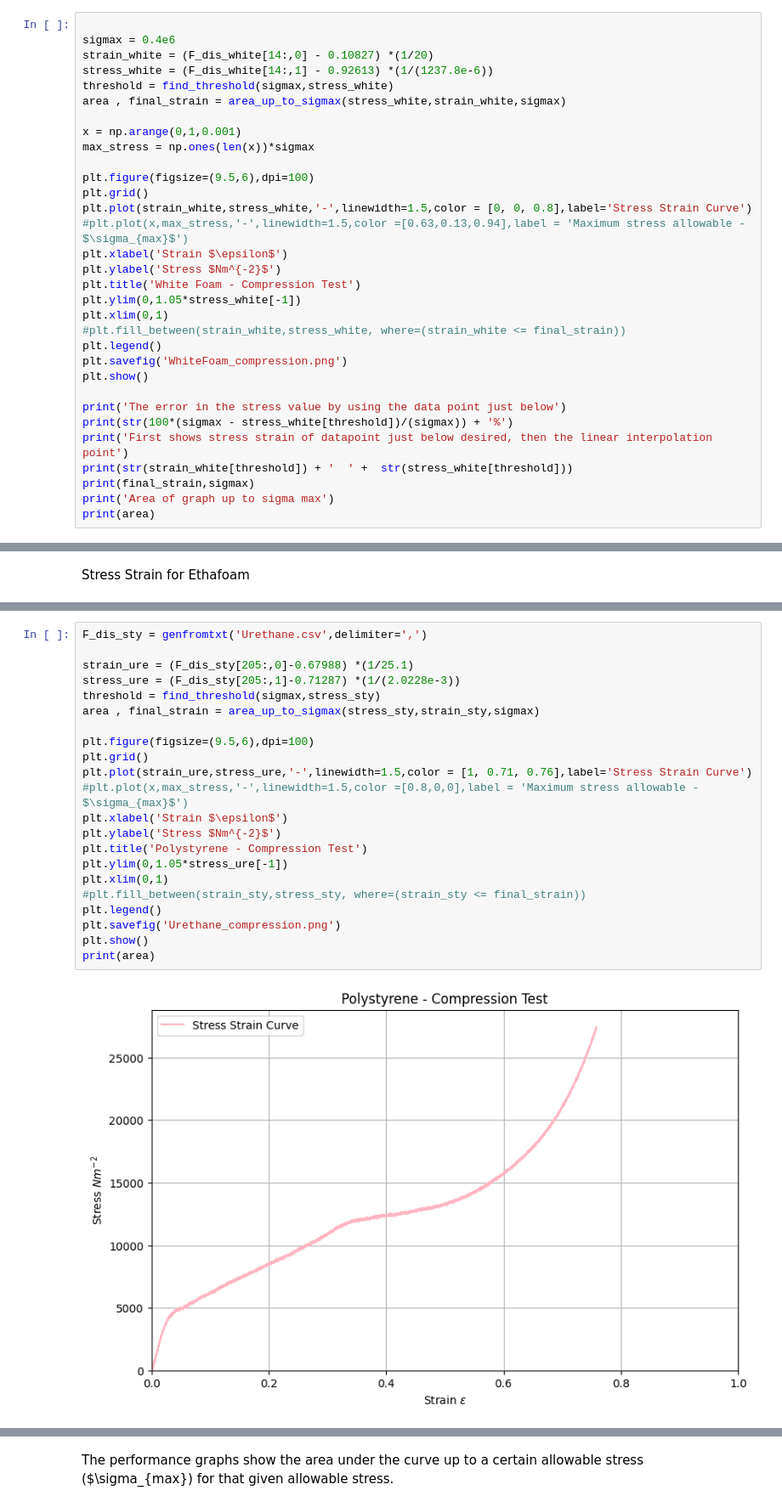
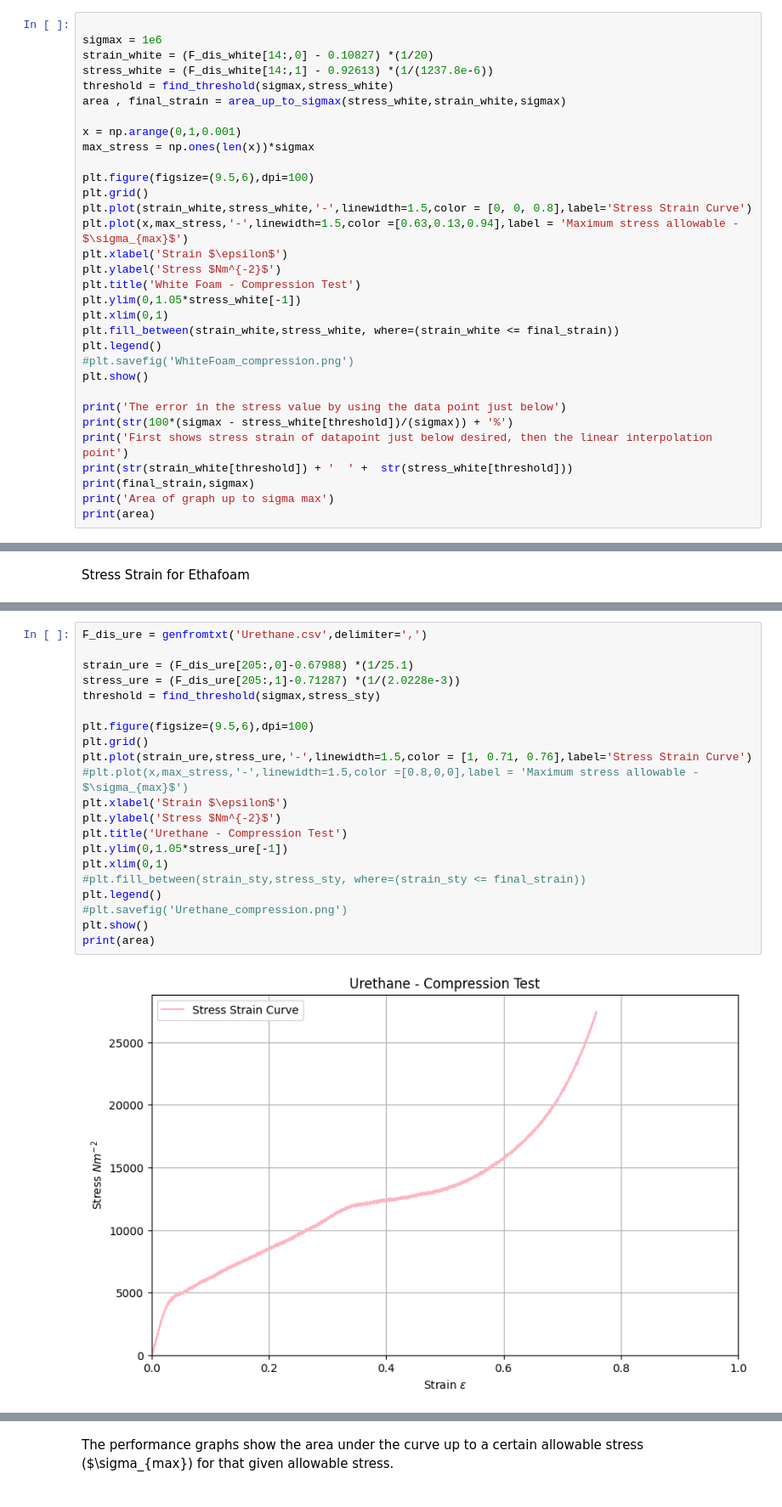
Before and after one commit to JRT03/PackingFoam_Project, a Jupyter notebook: Stress_strain_curves.ipynb, the cells around one changed output, grey strips where cells are left out. Shown: that part at 85% size. Drawn from its saved outputs; the diff is of its cells as text.

Commit message:
Fixed problem with urethane

```diff
--- a/Stress_strain_curves.ipynb
+++ b/Stress_strain_curves.ipynb
@@ -58,7 +58,7 @@ plt.xlim(0,20)
 The force and displacment data is converted into stress and strain data using the geometry of the material and compression head.
 # %%
 
-sigmax = 0.4e6
+sigmax = 1e6
 strain_white = (F_dis_white[14:,0] - 0.10827) *(1/20)
 stress_white = (F_dis_white[14:,1] - 0.92613) *(1/(1237.8e-6))
 threshold = find_threshold(sigmax,stress_white)
@@ -70,15 +70,15 @@ max_stress = np.ones(len(x))*sigmax
 plt.figure(figsize=(9.5,6),dpi=100)
 plt.grid()
 plt.plot(strain_white,stress_white,'-',linewidth=1.5,color = [0, 0, 0.8],label='Stress Strain Curve')
-#plt.plot(x,max_stress,'-',linewidth=1.5,color =[0.63,0.13,0.94],label = 'Maximum stress allowable - $\sigma_{max}$')
+plt.plot(x,max_stress,'-',linewidth=1.5,color =[0.63,0.13,0.94],label = 'Maximum stress allowable - $\sigma_{max}$')
 plt.xlabel('Strain $\epsilon$')
 plt.ylabel('Stress $Nm^{-2}$')
 plt.title('White Foam - Compression Test')
 plt.ylim(0,1.05*stress_white[-1])
 plt.xlim(0,1)
-#plt.fill_between(strain_white,stress_white, where=(strain_white <= final_strain))
+plt.fill_between(strain_white,stress_white, where=(strain_white <= final_strain))
 plt.legend()
-plt.savefig('WhiteFoam_compression.png')
+#plt.savefig('WhiteFoam_compression.png')
 plt.show()
 
 print('The error in the stress value by using the data point just below')
@@ -152,24 +152,23 @@ print(area)
 # %%
-F_dis_sty = genfromtxt('Urethane.csv',delimiter=',')
+F_dis_ure = genfromtxt('Urethane.csv',delimiter=',')
 
-strain_ure = (F_dis_sty[205:,0]-0.67988) *(1/25.1)
-stress_ure = (F_dis_sty[205:,1]-0.71287) *(1/(2.0228e-3))
+strain_ure = (F_dis_ure[205:,0]-0.67988) *(1/25.1)
+stress_ure = (F_dis_ure[205:,1]-0.71287) *(1/(2.0228e-3))
 threshold = find_threshold(sigmax,stress_sty)
-area , final_strain = area_up_to_sigmax(stress_sty,strain_sty,sigmax)
 
 plt.figure(figsize=(9.5,6),dpi=100)
 plt.grid()
 plt.plot(strain_ure,stress_ure,'-',linewidth=1.5,color = [1, 0.71, 0.76],label='Stress Strain Curve')
 #plt.plot(x,max_stress,'-',linewidth=1.5,color =[0.8,0,0],label = 'Maximum stress allowable - $\sigma_{max}$')
 plt.xlabel('Strain $\epsilon$')
 plt.ylabel('Stress $Nm^{-2}$')
-plt.title('Polystyrene - Compression Test')
+plt.title('Urethane - Compression Test')
 plt.ylim(0,1.05*stress_ure[-1])
 plt.xlim(0,1)
 #plt.fill_between(strain_sty,stress_sty, where=(strain_sty <= final_strain))
 plt.legend()
-plt.savefig('Urethane_compression.png')
+#plt.savefig('Urethane_compression.png')
 plt.show()
 print(area)
 # %% [output]
-[figure, old version]
+[figure, new version]
```
Also changed, not shown: parts of 9 cells of this notebook.
